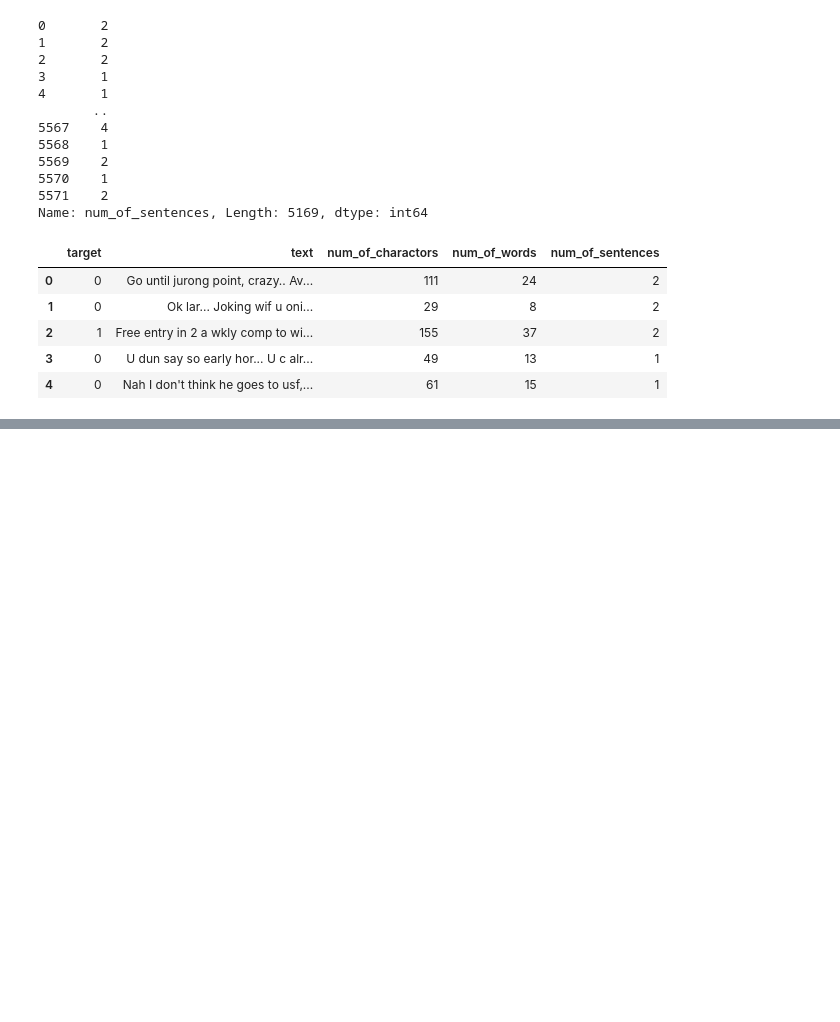
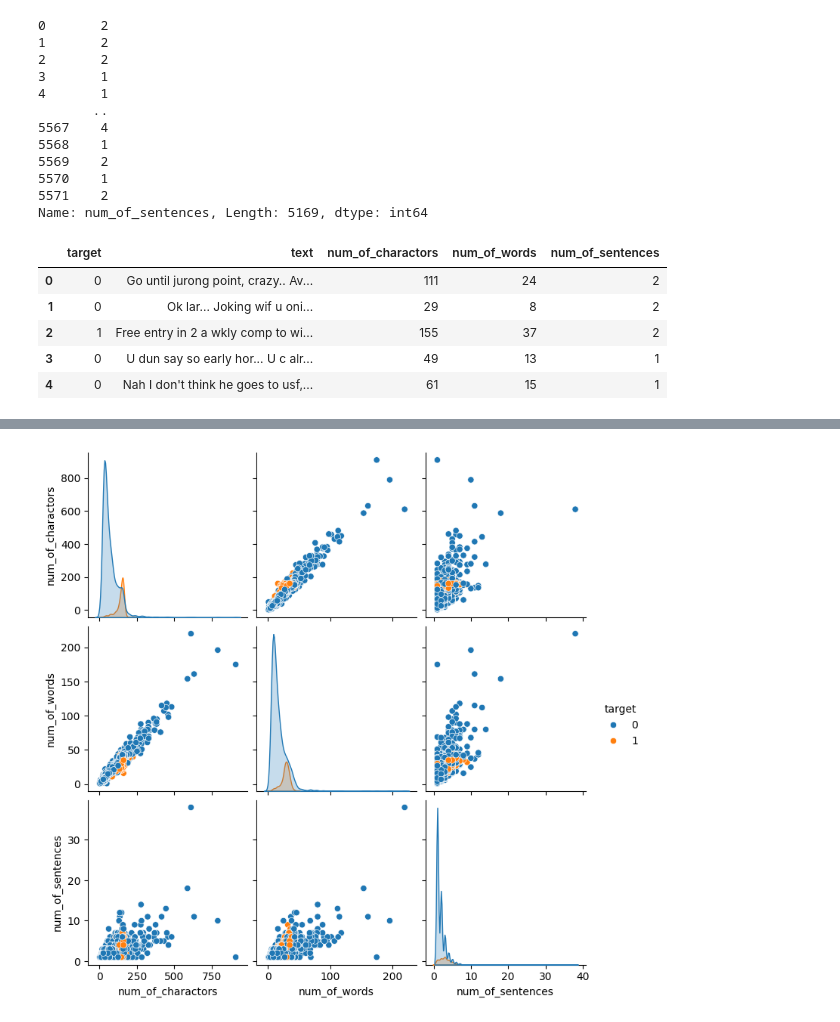
Before and after one commit to bilalhanifkhatri/sms-spam-detection, a Jupyter notebook: index.ipynb, the cells around one changed output, grey strips where cells are left out. Saved outputs shown, nothing was run; the diff lists cells and outputs as text; code cells hidden in the pictures; blank space fills up the shorter version.

```diff
--- a/index.ipynb
+++ b/index.ipynb
@@ -213,0 +278,5 @@ df.head()
+# %%
+sns.pairplot(df, hue="target")
+plt.show()
+# %% [output]
+[figure, added]
```
Also changed, not shown: parts of 17 cells of this notebook.
